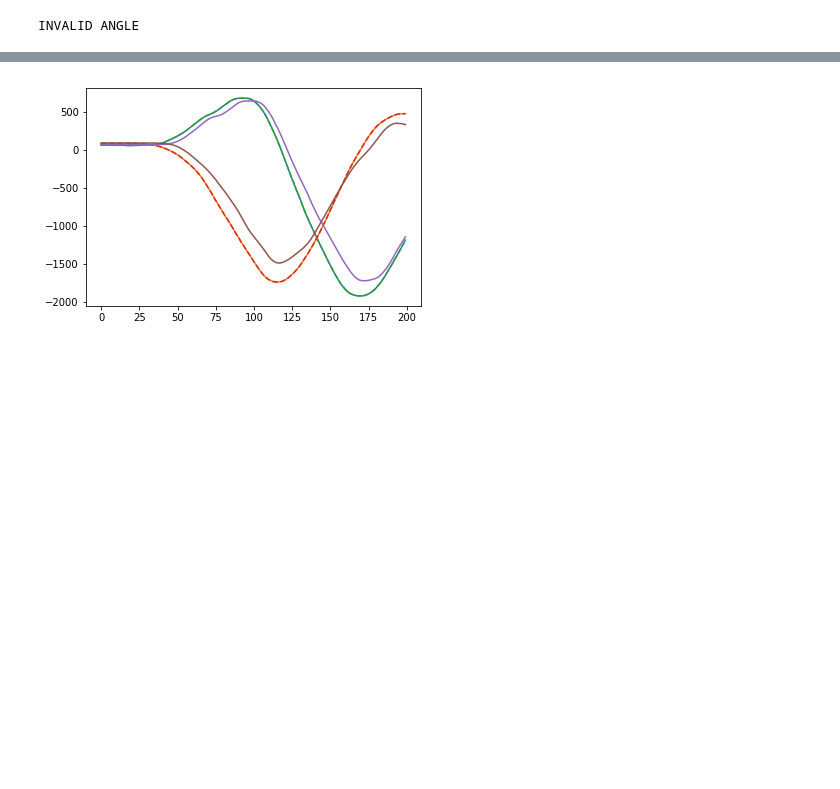
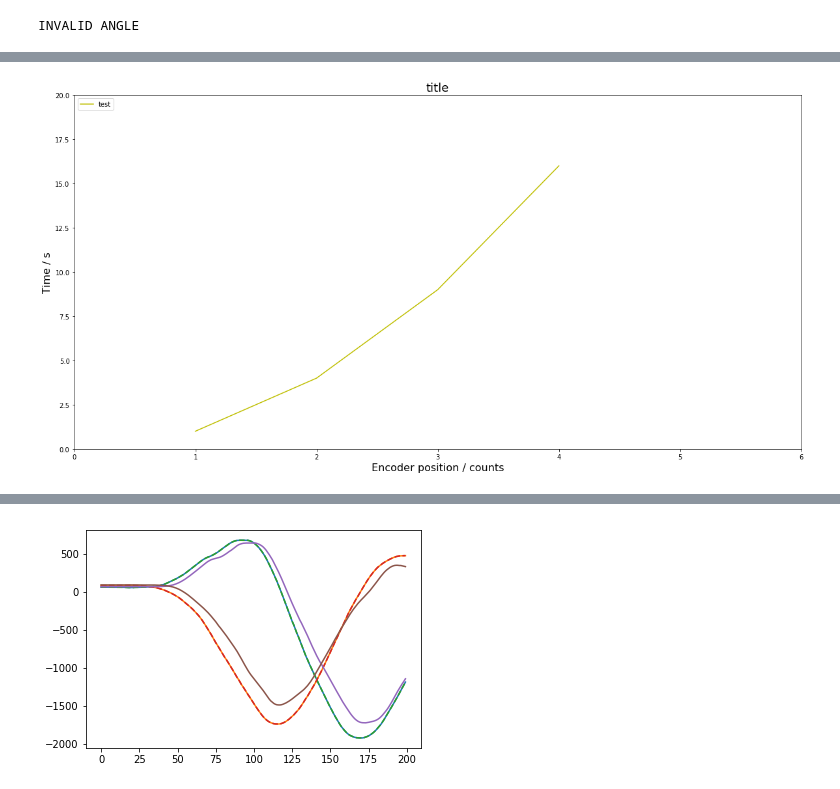
Before and after one commit to Jonathan23Ananda/ODrive, a Jupyter notebook: lab/simplemotor.ipynb, the cells around one changed output, grey strips where cells are left out. Saved outputs shown, nothing was run; the diff lists cells and outputs as text; code cells hidden in the pictures; blank space fills up the shorter version.

```diff
--- a/lab/simplemotor.ipynb
+++ b/lab/simplemotor.ipynb
@@ -254,0 +307,11 @@ plt.plot(trajectory)
+# %%
+plt.figure(1, figsize=(20,10))
+plt.plot([1,2,3,4], [1,4,9,16], 'y-', label = 'test')
+plt.legend(loc='upper left')
+plt.title('title', fontsize=18)
+plt.axis([0, 6, 0, 20])
+plt.xlabel('Encoder position / counts', fontsize=16)
+plt.ylabel('Time / s', fontsize=16)
+plt.show()
+# %% [output]
+[figure, added]
```
Also changed, not shown: parts of 29 cells of this notebook.
